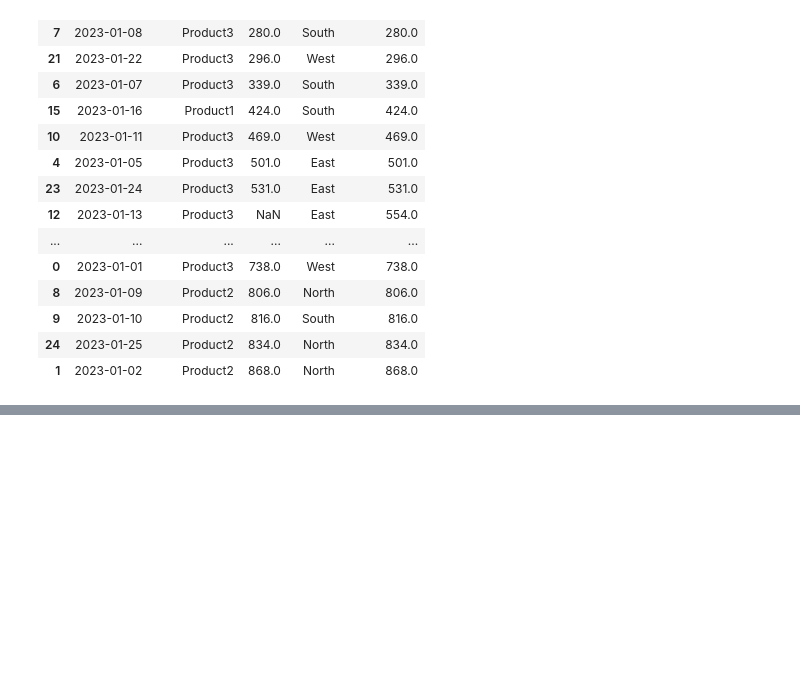
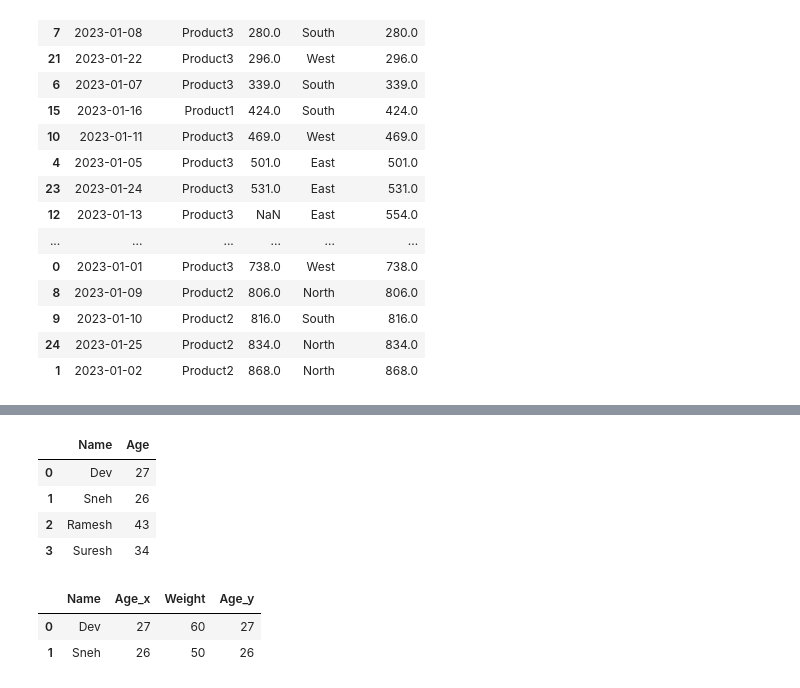
Before and after one commit to devanshmishraa/Data-Anaysis-With-Python-Krish-Naik, a Jupyter notebook: datamanipulation_sales1_data.ipynb, the cells around one changed output, grey strips where cells are left out. Cells and saved outputs as stored; diff of their text form; code cells hidden in the pictures; blank space fills up the shorter version.

```diff
--- a/datamanipulation_sales1_data.ipynb
+++ b/datamanipulation_sales1_data.ipynb
@@ -299,0 +318,20 @@ df_sales_sorted
+# %%
+df2 = pd.DataFrame({
+    'Name':['Dev','Sneh','Ramesh','Suresh'],
+    'Age' :[27,26,43,34]
+})
+
+df2
+# %% [output]
+|  | Name | Age |
+| 0 | Dev | 27 |
+| 1 | Sneh | 26 |
+| 2 | Ramesh | 43 |
+| 3 | Suresh | 34 |
+# %%
+## Merge Dataframe on the 'Key column'
+pd.merge(df1,df2,on='Name',how='inner')
+# %% [output]
+|  | Name | Age_x | Weight | Age_y |
+| 0 | Dev | 27 | 60 | 27 |
+| 1 | Sneh | 26 | 50 | 26 |
```
Also changed, not shown: parts of 3 cells of this notebook.
